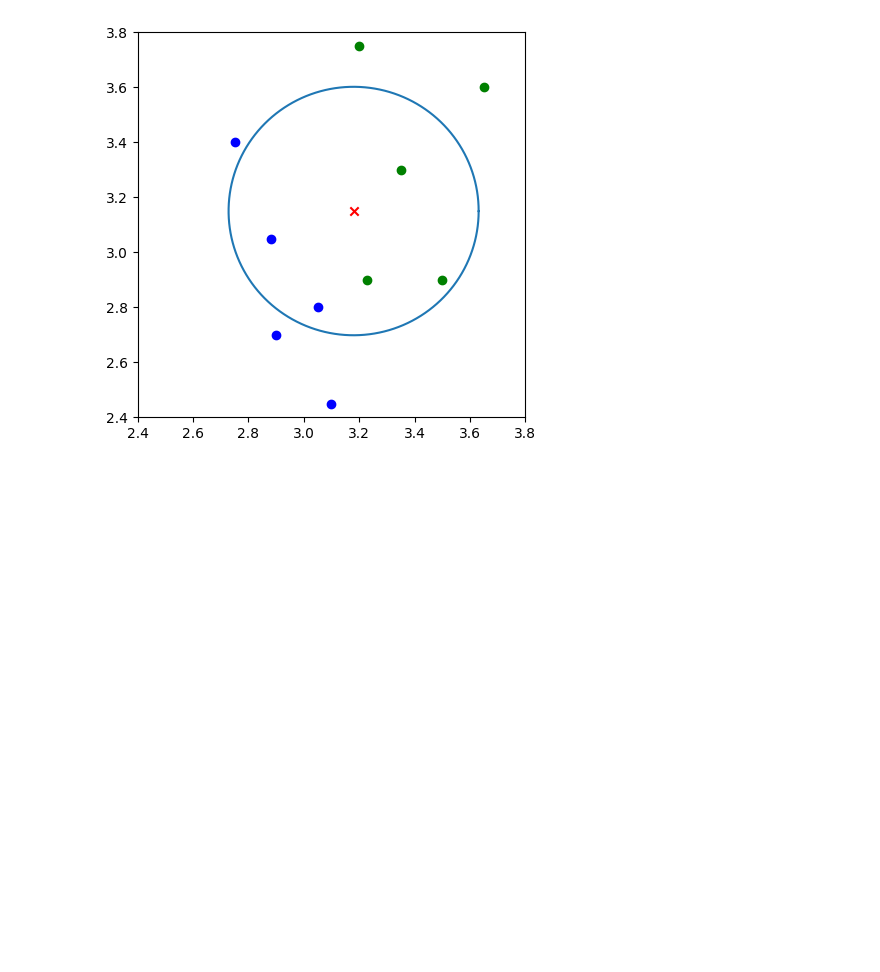
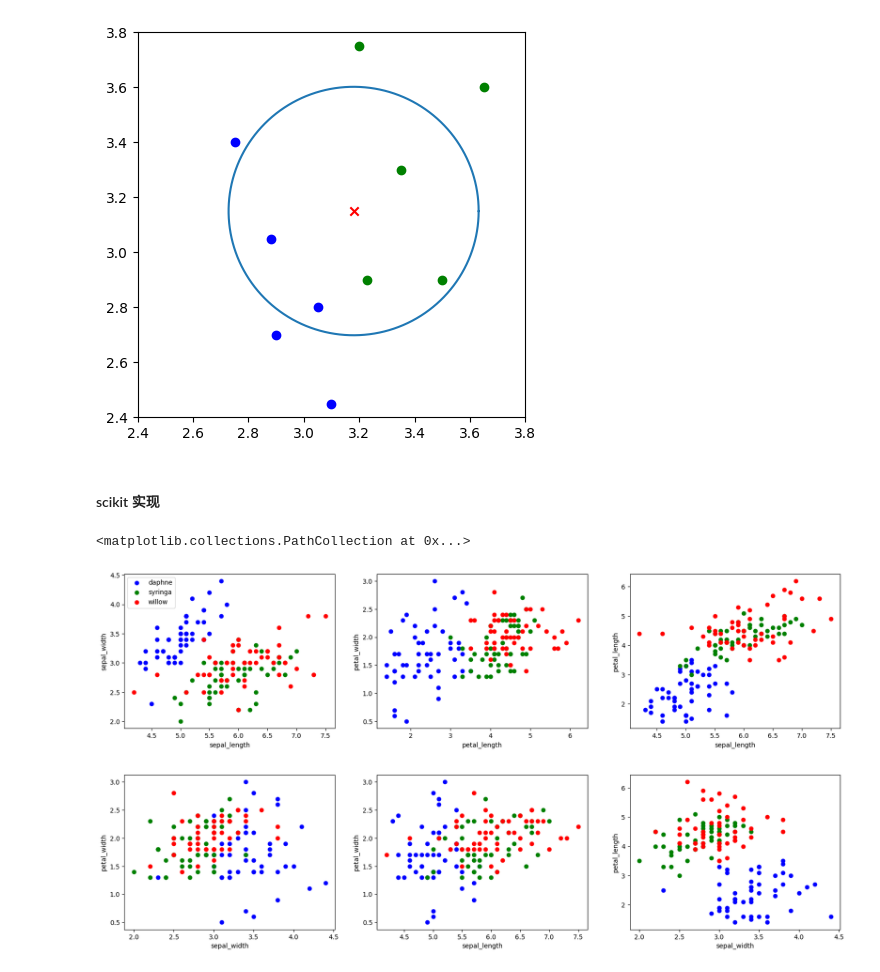
Before and after one commit to thethingiswaiter/Machine_Learning, a Jupyter notebook: linearClassification/K-Nearest_Neighbors.ipynb, the cells around one changed output. Drawn from its saved outputs; the diff is of its cells as text; code cells hidden in the pictures; blank space fills up the shorter version.

```diff
--- a/linearClassification/K-Nearest_Neighbors.ipynb
+++ b/linearClassification/K-Nearest_Neighbors.ipynb
@@ -181,0 +159,62 @@ interact(
+# %% [markdown]
+#### scikit 实现
+# %%
+import pandas as pd
+
+lilac_data = pd.read_csv("./course-9-syringa.csv")
+"""绘制丁香花特征子图
+"""
+fig, axes = plt.subplots(2, 3, figsize=(20, 10))  # 构建生成 2*3 的画布，2 行 3 列
+fig.subplots_adjust(hspace=0.3, wspace=0.2)  # 定义每个画布内的行间隔和高间隔
+
+axes[0, 0].set_xlabel("sepal_length")  # 定义 x 轴坐标值
+axes[0, 0].set_ylabel("sepal_width")  # 定义 y 轴坐标值
+axes[0, 0].scatter(lilac_data.sepal_length[:50], lilac_data.sepal_width[:50], c="b")
+axes[0, 0].scatter(
+    lilac_data.sepal_length[50:100], lilac_data.sepal_width[50:100], c="g"
+)
+axes[0, 0].scatter(lilac_data.sepal_length[100:], lilac_data.sepal_width[100:], c="r")
+axes[0, 0].legend(["daphne", "syringa", "willow"], loc=2)  # 定义示例
+
+axes[0, 1].set_xlabel("petal_length")
+axes[0, 1].set_ylabel("petal_width")
+axes[0, 1].scatter(lilac_data.petal_length[:50], lilac_data.petal_width[:50], c="b")
+axes[0, 1].scatter(
+    lilac_data.petal_length[50:100], lilac_data.petal_width[50:100], c="g"
+)
+axes[0, 1].scatter(lilac_data.petal_length[100:], lilac_data.petal_width[100:], c="r")
+
+axes[0, 2].set_xlabel("sepal_length")
+axes[0, 2].set_ylabel("petal_length")
+axes[0, 2].scatter(lilac_data.sepal_length[:50], lilac_data.petal_length[:50], c="b")
+axes[0, 2].scatter(
+    lilac_data.sepal_length[50:100], lilac_data.petal_length[50:100], c="g"
+)
+axes[0, 2].scatter(lilac_data.sepal_length[100:], lilac_data.petal_length[100:], c="r")
+
+axes[1, 0].set_xlabel("sepal_width")
+axes[1, 0].set_ylabel("petal_width")
+axes[1, 0].scatter(lilac_data.sepal_width[:50], lilac_data.petal_width[:50], c="b")
+axes[1, 0].scatter(
+    lilac_data.sepal_width[50:100], lilac_data.petal_width[50:100], c="g"
+)
+axes[1, 0].scatter(lilac_data.sepal_width[100:], lilac_data.petal_width[100:], c="r")
+
+axes[1, 1].set_xlabel("sepal_length")
+axes[1, 1].set_ylabel("petal_width")
+axes[1, 1].scatter(lilac_data.sepal_length[:50], lilac_data.petal_width[:50], c="b")
+axes[1, 1].scatter(
+    lilac_data.sepal_length[50:100], lilac_data.petal_width[50:100], c="g"
+)
+axes[1, 1].scatter(lilac_data.sepal_length[100:], lilac_data.petal_width[100:], c="r")
+
+axes[1, 2].set_xlabel("sepal_width")
+axes[1, 2].set_ylabel("petal_length")
+axes[1, 2].scatter(lilac_data.sepal_width[:50], lilac_data.petal_length[:50], c="b")
+axes[1, 2].scatter(
+    lilac_data.sepal_width[50:100], lilac_data.petal_length[50:100], c="g"
+)
+axes[1, 2].scatter(lilac_data.sepal_width[100:], lilac_data.petal_length[100:], c="r")
+# %% [output]
+<matplotlib.collections.PathCollection at 0x...>
+[figure, added]
```
Also changed, not shown: parts of 3 cells of this notebook.
